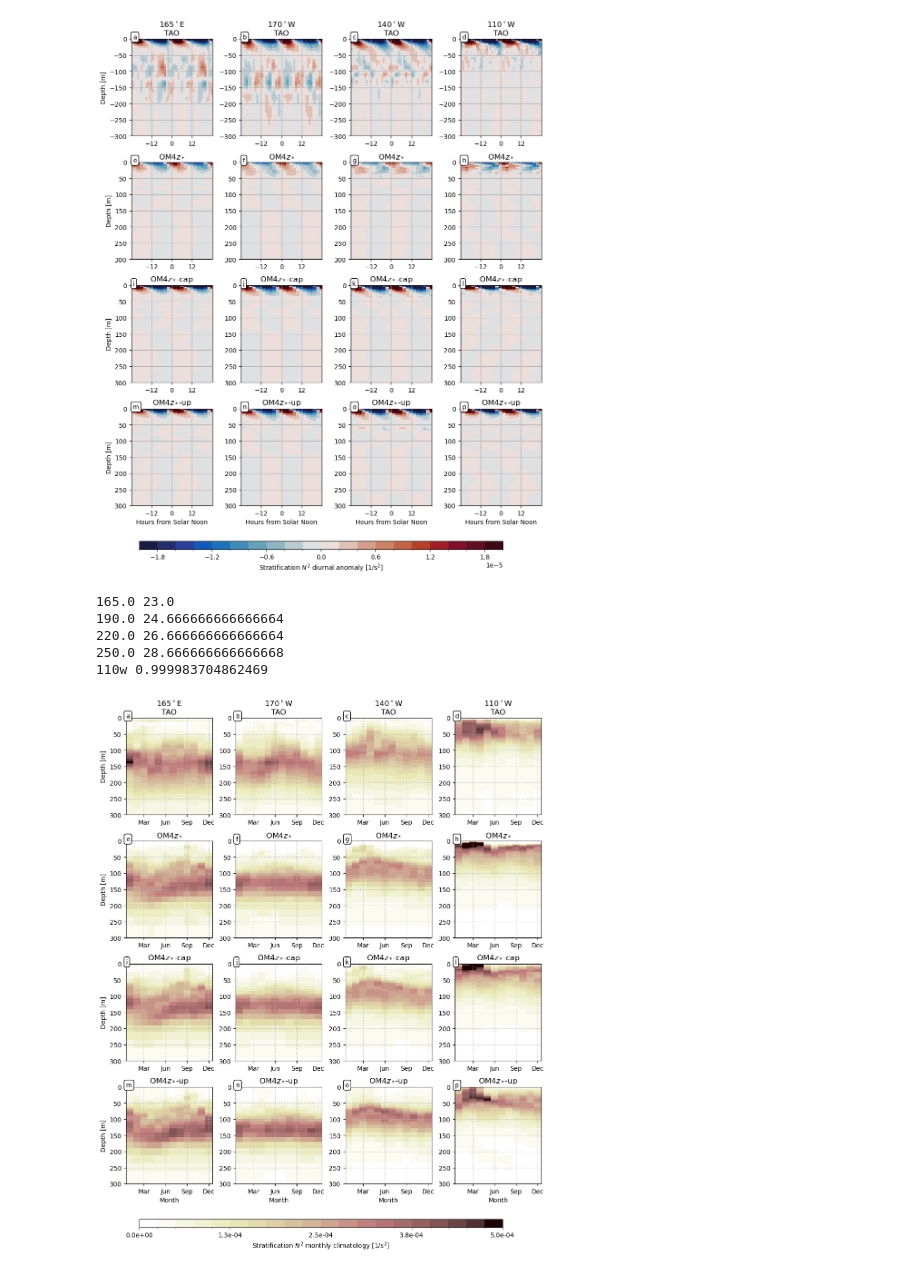
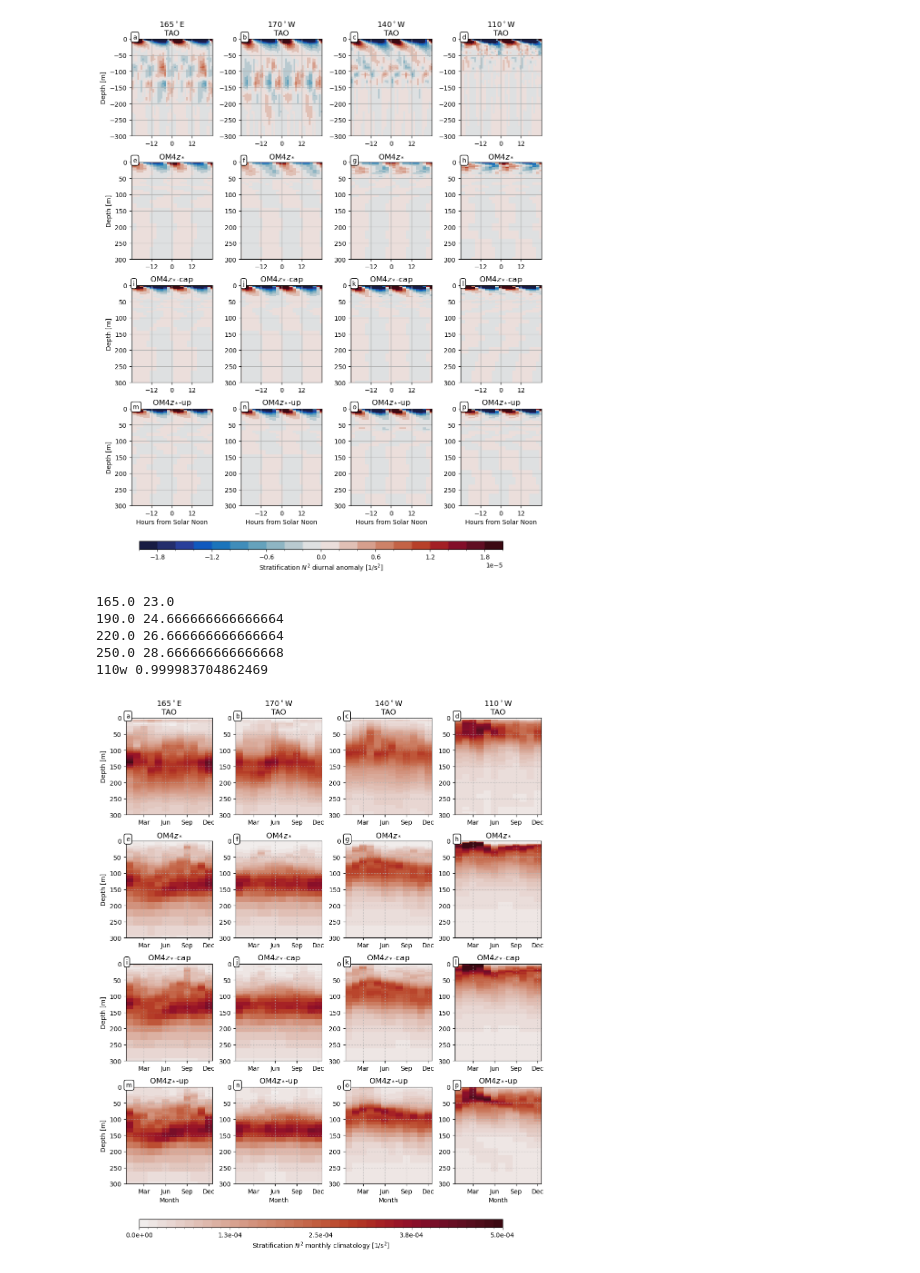
Before and after one commit to breichl/EqPac_Paper, a Jupyter notebook: Notebooks/Buoy_Model_Diurnal_Monthly.ipynb, the cells around one changed output. Saved outputs shown, nothing was run; the diff lists cells and outputs as text; code cells hidden in the pictures.

```diff
--- a/Notebooks/Buoy_Model_Diurnal_Monthly.ipynb
+++ b/Notebooks/Buoy_Model_Diurnal_Monthly.ipynb
@@ -68,5 +86,5 @@ Model.to_netcdf('../Data/MOM6Buoy_Outputs.nc')
 # %%
-Model = xr.open_dataset('../Data/MOM6Buoy_Outputs.nc')
+Model = xr.open_dataset('../../Tropics/Data/MOM6Buoy_Outputs.nc')
 # %%
 #Copied here from the Process_Argo_... notebook
 # see that notebook for more details.
@@ -611,8 +629,10 @@ fig.savefig('../Fig/TAO_OM4_DiurnalShearAnomaly.png',dpi=200,bbox_inches = "tigh
 [figure]
 # %%
 fig,AX=plt.subplots(4,4,figsize=(10,12))
-cmap = copy.copy(mpl.cm.afmhot_r)
-levels = np.linspace(0,1e-3,21)
+#cmap = copy.copy(mpl.cm.afmhot_r)
+#levels = np.linspace(0,1e-3,21)
+cmap = copy.copy(cmocean.cm.amp)
+levels = np.linspace(0,1e-3,41)
 
 for i,Lon in enumerate(['165e','170w','140w','110w']):
     lon = float(Lon[:3])
@@ -867,10 +887,13 @@ fig.savefig('../Fig/TAO_OM4_DiurnalN2Anomaly.png',dpi=200,bbox_inches = "tight")
 fig,AX=plt.subplots(4,4,figsize=(10,12))
 Zinterp=np.arange(2.5,300,5)
 Ziinterp=np.arange(0,302.5,5)
-cmap2 = copy.copy(mpl.cm.pink_r)
-levels2=[-1e-1,-5.e-2,-2.e-2,-1.e-2,-5.e-3,-2.e-3,
-        2e-3,5e-3,1e-2,2e-2,5e-2,1e-1]
-levels2=np.linspace(0,5.e-4,21)
+# cmap2 = copy.copy(mpl.cm.pink_r)
+# levels2=[-1e-1,-5.e-2,-2.e-2,-1.e-2,-5.e-3,-2.e-3,
+#         2e-3,5e-3,1e-2,2e-2,5e-2,1e-1]
+# levels2=np.linspace(0,5.e-4,21)
+
+cmap2 = copy.copy(cmocean.cm.amp)
+levels2=np.linspace(0,5.e-4,41)
 
 
 for i,Lon in enumerate(['165e','170w','140w','110w']):
@@ -980,31 +1003,31 @@ for i,Lon in enumerate(['165e','170w','140w','110w']):
         ax.set_title(TTL)
     ax.set_xlabel('Month')
 
 
 fig.tight_layout()
 
 fig.subplots_adjust(bottom=0.1)
 
 
 
 for AXi in range(16):
     txt='abcdefghijklmnopqrstuvwyxz'[AXi]
     AX.ravel()[AXi].text(0,0,txt,bbox=dict(boxstyle='round', facecolor='white'))
     AX.ravel()[AXi].set_xticks([2.5,5.5,8.5,11.5])
     AX.ravel()[AXi].set_xticklabels(['Mar','Jun','Sep','Dec'])
 
 cbar_ax = fig.add_axes([0.1, 0.02, 0.8, 0.015])
 cb=fig.colorbar(C1, cax=cbar_ax,orientation='horizontal')
 cb.ax.set_xticks(ticks=[0,1.25e-4,2.5e-4,3.75e-4,5e-4])
 lbls = ["{:1.1e}".format(i) for i in cb.get_ticks()]
 cb.set_label(r'Stratification $N^2$ monthly climatology [1/s$^2$]')
 cb.ax.set(xticks=cb.get_ticks(),xticklabels=lbls)
 
 fig.savefig('../Fig/TAO_OM4_Monthly_N2.png',dpi=200,bbox_inches = "tight")
 # %% [output]
 165.0 23.0
 190.0 24.666666666666664
 220.0 26.666666666666664
 250.0 28.666666666666668
 110w 0.999983704862469
-[figure, old version]
+[figure, new version]
```
Also changed, not shown: parts of 4 cells of this notebook, 9 other files.
